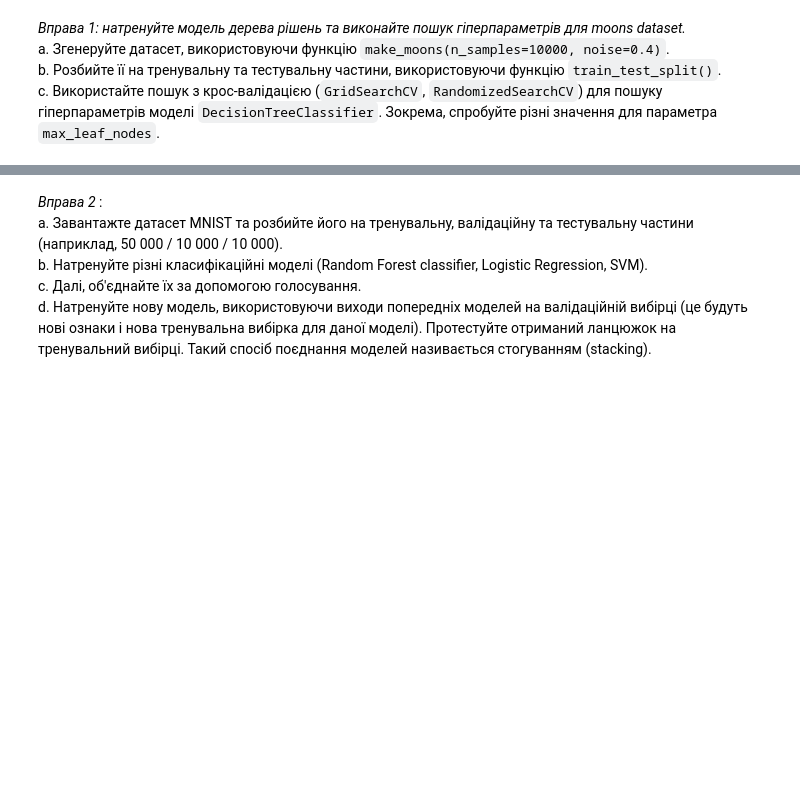
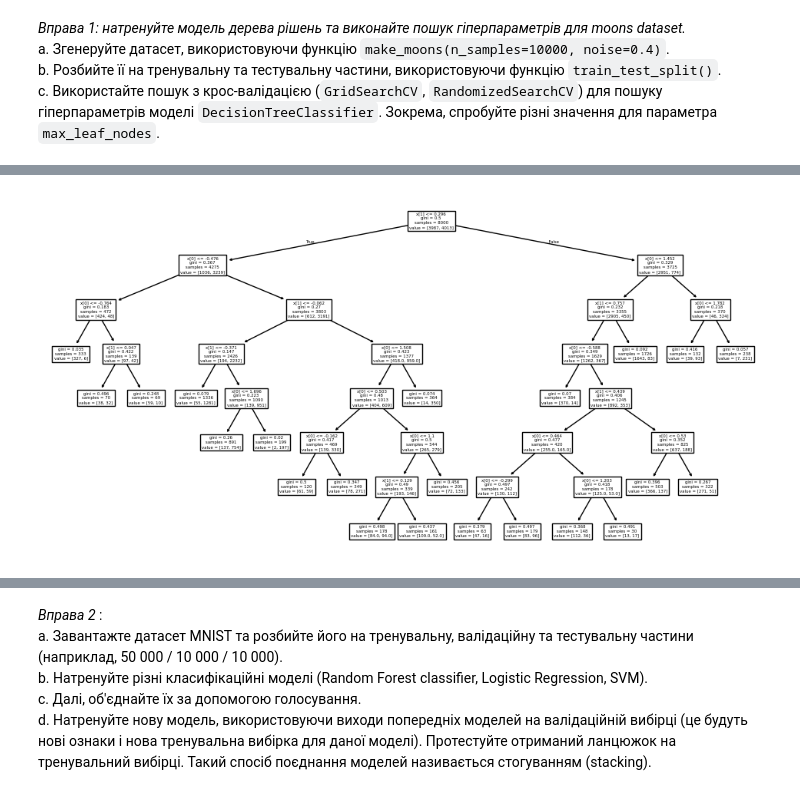
Before and after one commit to Solyariy/ML-2025, a Jupyter notebook: practice-2/Homework 2 (Decision Trees).ipynb, the cells around one changed output, grey strips where cells are left out. Cells and saved outputs as stored; diff of their text form; code cells hidden in the pictures; blank space fills up the shorter version.

```diff
--- a/practice-2/Homework 2 (Decision Trees).ipynb
+++ b/practice-2/Homework 2 (Decision Trees).ipynb
@@ -85,5 +104,4 @@ plt.show()
 # %%
-
 import warnings
 
 warnings.filterwarnings(action="ignore")
@@ -91,10 +109,12 @@ search_model = GridSearchCV(
     DecisionTreeClassifier(random_state=42),
     {
         "min_samples_split": (1, 3, 5, 8),
-        "min_samples_leaf": (8, 12, 15, 20),
+        "min_samples_leaf": (12, 15, 16, 17, 20),
         "max_depth": (2, 5, 8, 10, 12),
-        "max_leaf_nodes": (15, 18, 22, 26, 28)
+        "max_leaf_nodes": (18, 22, 24, 26, 28)
     },
-    scoring="accuracy"
+    n_jobs=-1,
+    cv=5,
+    scoring="accuracy",
 )
 search_model.fit(X_train, y_train)
@@ -112,9 +139,11 @@ print(f"Test split accuracy: {accuracy_score(y_test, search_model.predict(X_test
 # %%
-dtc_best = DecisionTreeClassifier(random_state=42, **search_model.best_params_)
+dtc_best = search_model.best_estimator_
 dtc_best.fit(X_train, y_train)
 plt.figure(figsize=(12, 6))
 tree.plot_tree(dtc_best)
 plt.show()
+# %% [output]
+[figure, added]
 # %%
 fig, ax = plt.subplots(figsize=(6, 6))
 plot_points(X_0_train, X_1_train, ax, alpha=0.2)
```
Also changed, not shown: parts of 15 cells of this notebook, 3 other files.
